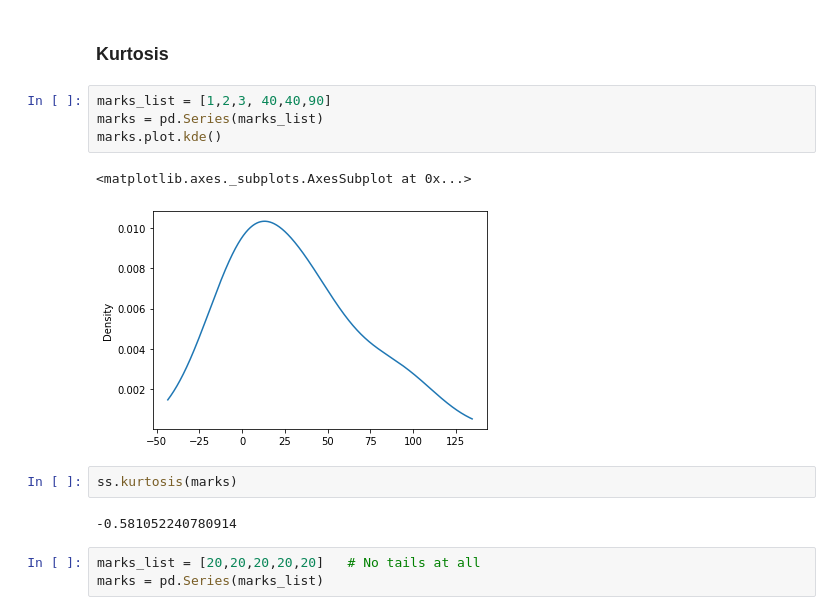
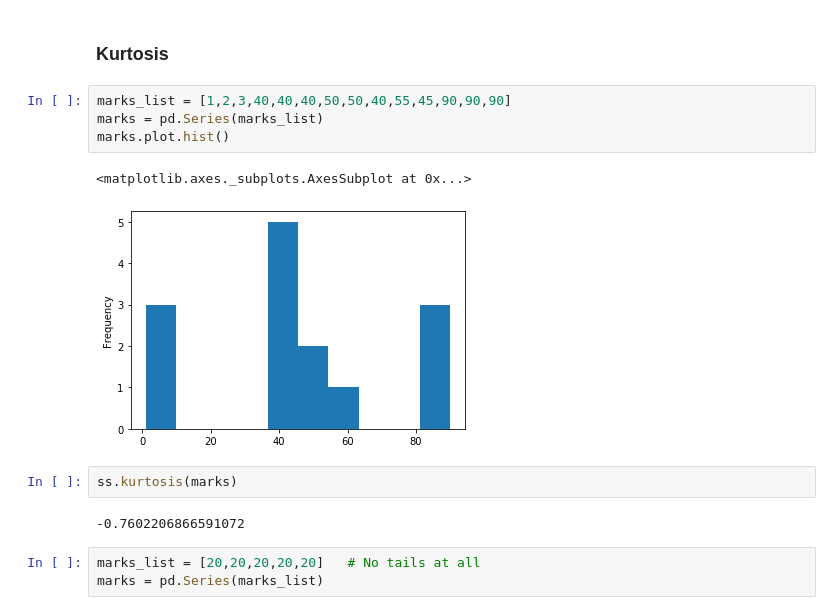
Before and after one commit to aripaka/DS_29_JUNE_2020, a Jupyter notebook: stats/salary_stats.ipynb, the cells around one changed output. Saved outputs shown, nothing was run; the diff lists cells and outputs as text.

```diff
--- a/stats/salary_stats.ipynb
+++ b/stats/salary_stats.ipynb
@@ -128,16 +131,16 @@ salaries.plot.kde()
 # %% [markdown]
 ### Kurtosis
 # %%
-marks_list = [1,2,3, 40,40,90]
+marks_list = [1,2,3,40,40,40,50,50,40,55,45,90,90,90]
 marks = pd.Series(marks_list)
-marks.plot.kde()
+marks.plot.hist()
 # %% [output]
 <matplotlib.axes._subplots.AxesSubplot at 0x...>
-[figure, old version]
+[figure, new version]
 # %%
 ss.kurtosis(marks)
 # %% [output]
--0.581052240780914
+-0.7602206866591072
 # %%
 marks_list = [20,20,20,20,20]   # No tails at all
 marks = pd.Series(marks_list)
```
Also changed, not shown: parts of 10 cells of this notebook, 2 other files.
